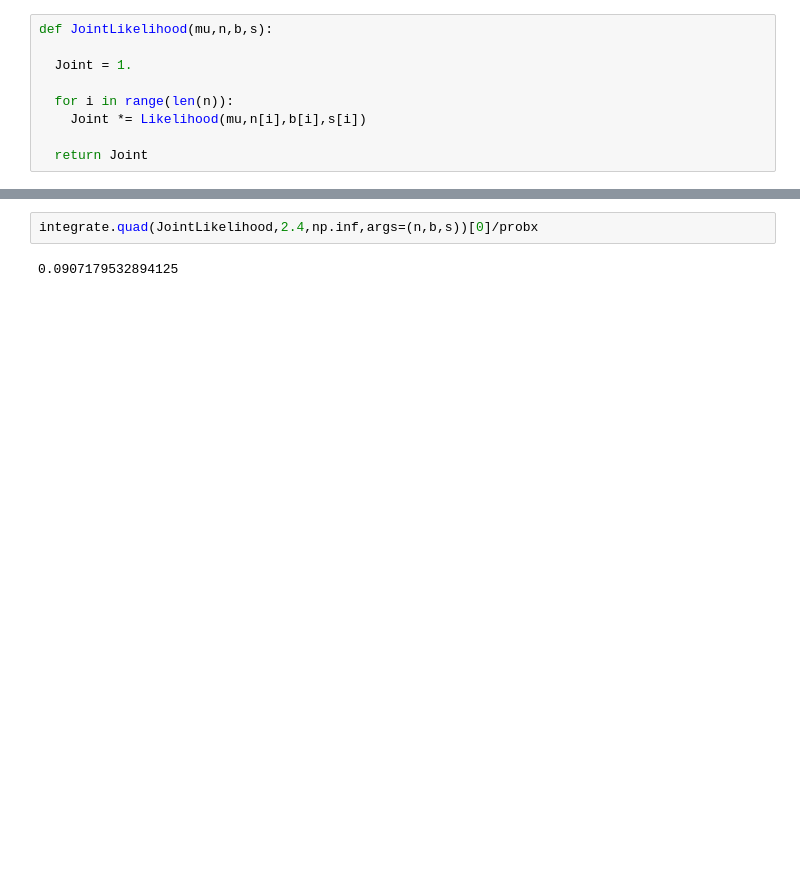
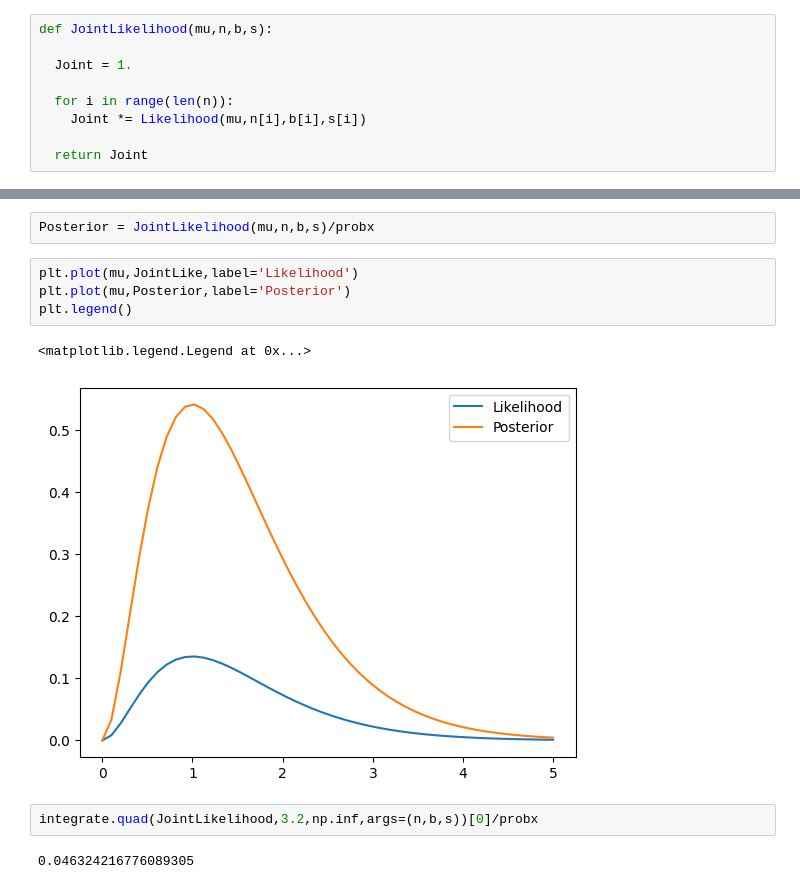
Before and after one commit to asegura4488/MetodosComputacionalesI, a Jupyter notebook: Semana13/AjustesPoissonHipotesis.ipynb, the cells around one changed output, grey strips where cells are left out. Cells and saved outputs as stored; diff of their text form; blank space fills up the shorter version.

```diff
--- a/Semana13/AjustesPoissonHipotesis.ipynb
+++ b/Semana13/AjustesPoissonHipotesis.ipynb
@@ -43,4 +43,13 @@ probx
+# %%
+Posterior = JointLikelihood(mu,n,b,s)/probx
+# %%
+plt.plot(mu,JointLike,label='Likelihood')
+plt.plot(mu,Posterior,label='Posterior')
+plt.legend()
+# %% [output]
+<matplotlib.legend.Legend at 0x...>
+[figure, added]
 # %%
-integrate.quad(JointLikelihood,2.4,np.inf,args=(n,b,s))[0]/probx
+integrate.quad(JointLikelihood,3.2,np.inf,args=(n,b,s))[0]/probx
 # %% [output]
-0.0907179532894125
+0.046324216776089305
```
Also changed, not shown: parts of 7 cells of this notebook.
